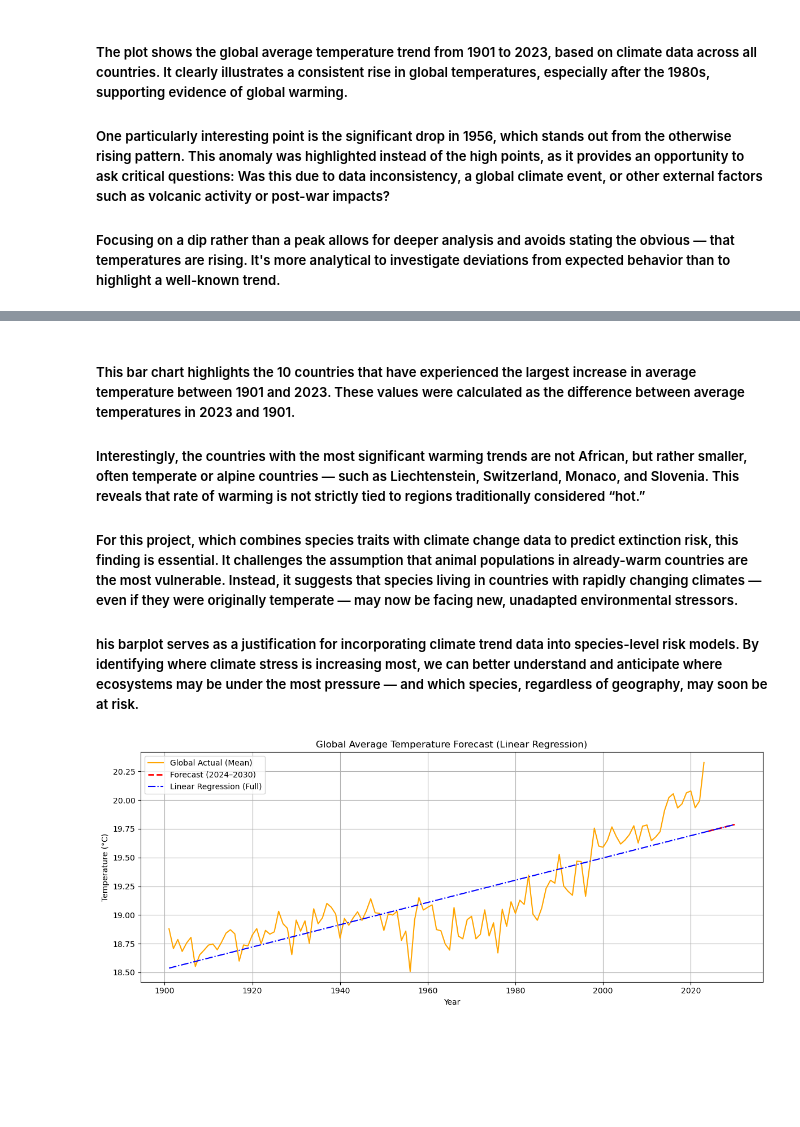
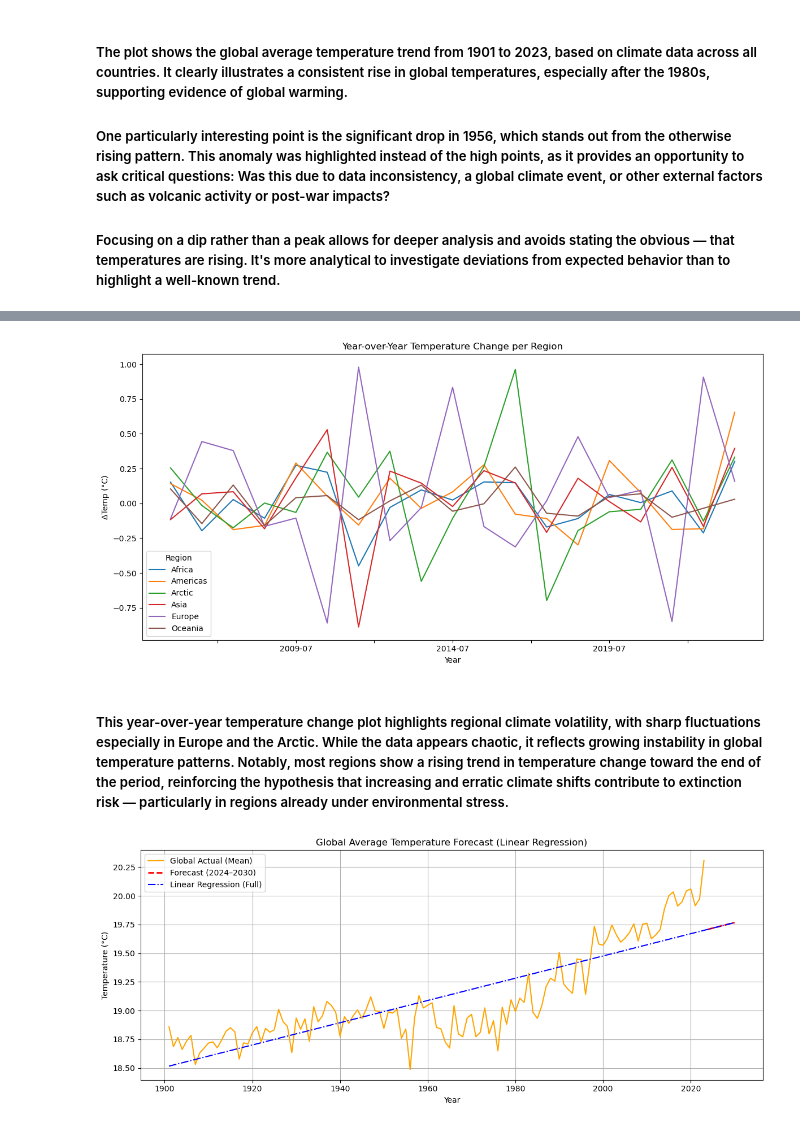
Before and after one commit to Shiihon/BI_ExamProject_Predicting_Animal_Extinction, a Jupyter notebook: Cleaning_and_exploring_data/Climate_analysis.ipynb, the cells around one changed output, grey strips where cells are left out. Cells and saved outputs as stored; diff of their text form; code cells hidden in the pictures; blank space fills up the shorter version.

Commit message:
added combined dataset

```diff
--- a/Cleaning_and_exploring_data/Climate_analysis.ipynb
+++ b/Cleaning_and_exploring_data/Climate_analysis.ipynb
@@ -216,11 +333,15 @@ plt.show()
-# %% [markdown]
-##### This bar chart highlights the 10 countries that have experienced the largest increase in average temperature between 1901 and 2023. These values were calculated as the difference between average temperatures in 2023 and 1901.
-
-##### Interestingly, the countries with the most significant warming trends are not African, but rather smaller, often temperate or alpine countries — such as Liechtenstein, Switzerland, Monaco, and Slovenia. This reveals that rate of warming is not strictly tied to regions traditionally considered “hot.”
-
-##### For this project, which combines species traits with climate change data to predict extinction risk, this finding is essential. It challenges the assumption that animal populations in already-warm countries are the most vulnerable. Instead, it suggests that species living in countries with rapidly changing climates — even if they were originally temperate — may now be facing new, unadapted environmental stressors.
-
-##### his barplot serves as a justification for incorporating climate trend data into species-level risk models. By identifying where climate stress is increasing most, we can better understand and anticipate where ecosystems may be under the most pressure — and which species, regardless of geography, may soon be at risk.
+# %%
+df_diff = df_region_temp[recent_cols].diff(axis=1)
+df_diff.T.plot(figsize=(12, 6), title="Year-over-Year Temperature Change per Region")
+plt.xlabel("Year")
+plt.ylabel("ΔTemp (°C)")
+plt.legend(title="Region")
+plt.tight_layout()
+plt.show()
+# %% [output]
+[figure, added]
+# %% [markdown]
+##### This year-over-year temperature change plot highlights regional climate volatility, with sharp fluctuations especially in Europe and the Arctic. While the data appears chaotic, it reflects growing instability in global temperature patterns. Notably, most regions show a rising trend in temperature change toward the end of the period, reinforcing the hypothesis that increasing and erratic climate shifts contribute to extinction risk — particularly in regions already under environmental stress.
 # %%
 # Get temperature columns by year
 year_cols = [col for col in df_climate.columns if col.endswith("-07")]
```
Also changed, not shown: parts of 33 cells of this notebook, 5 other files.
